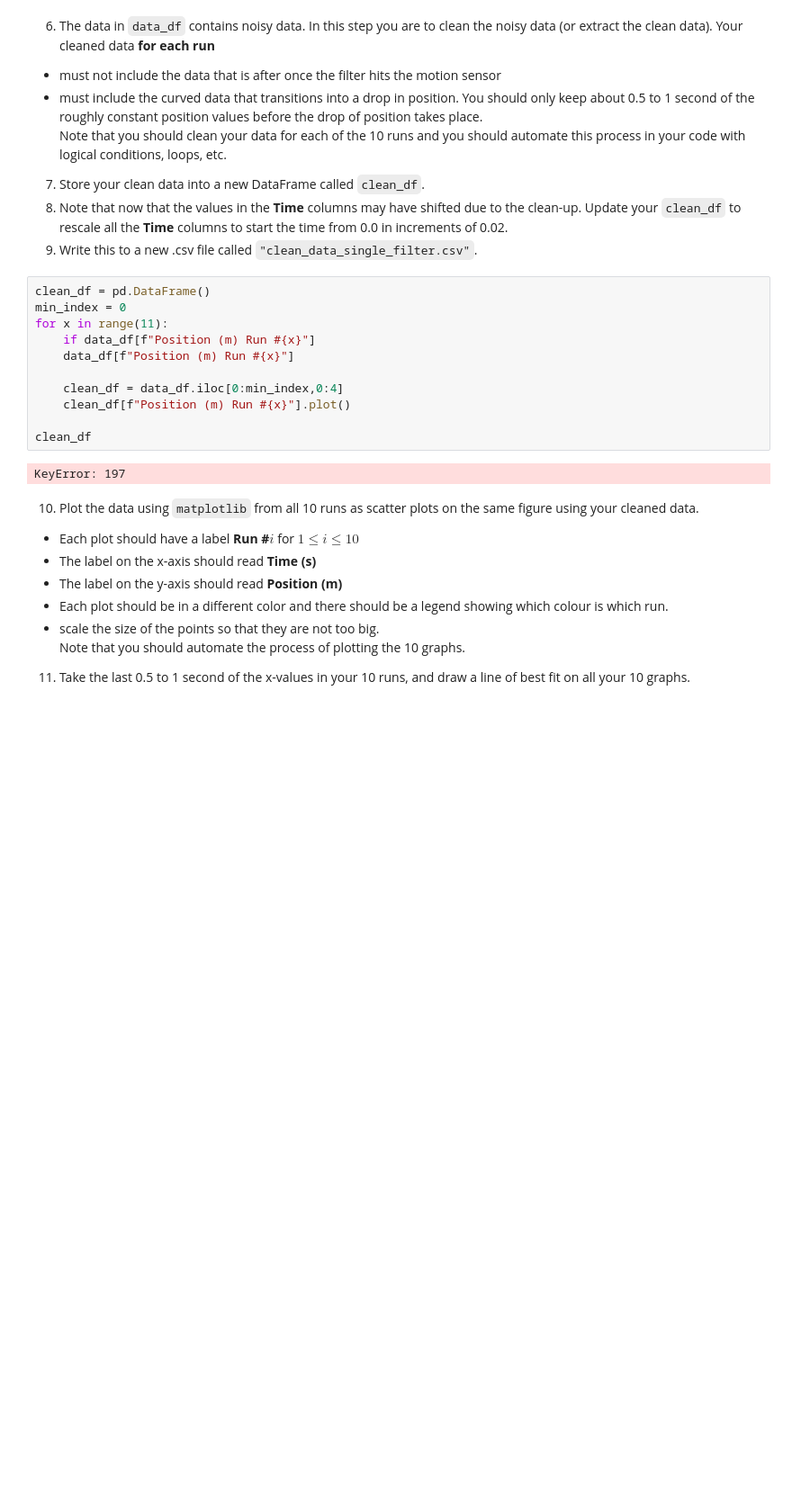
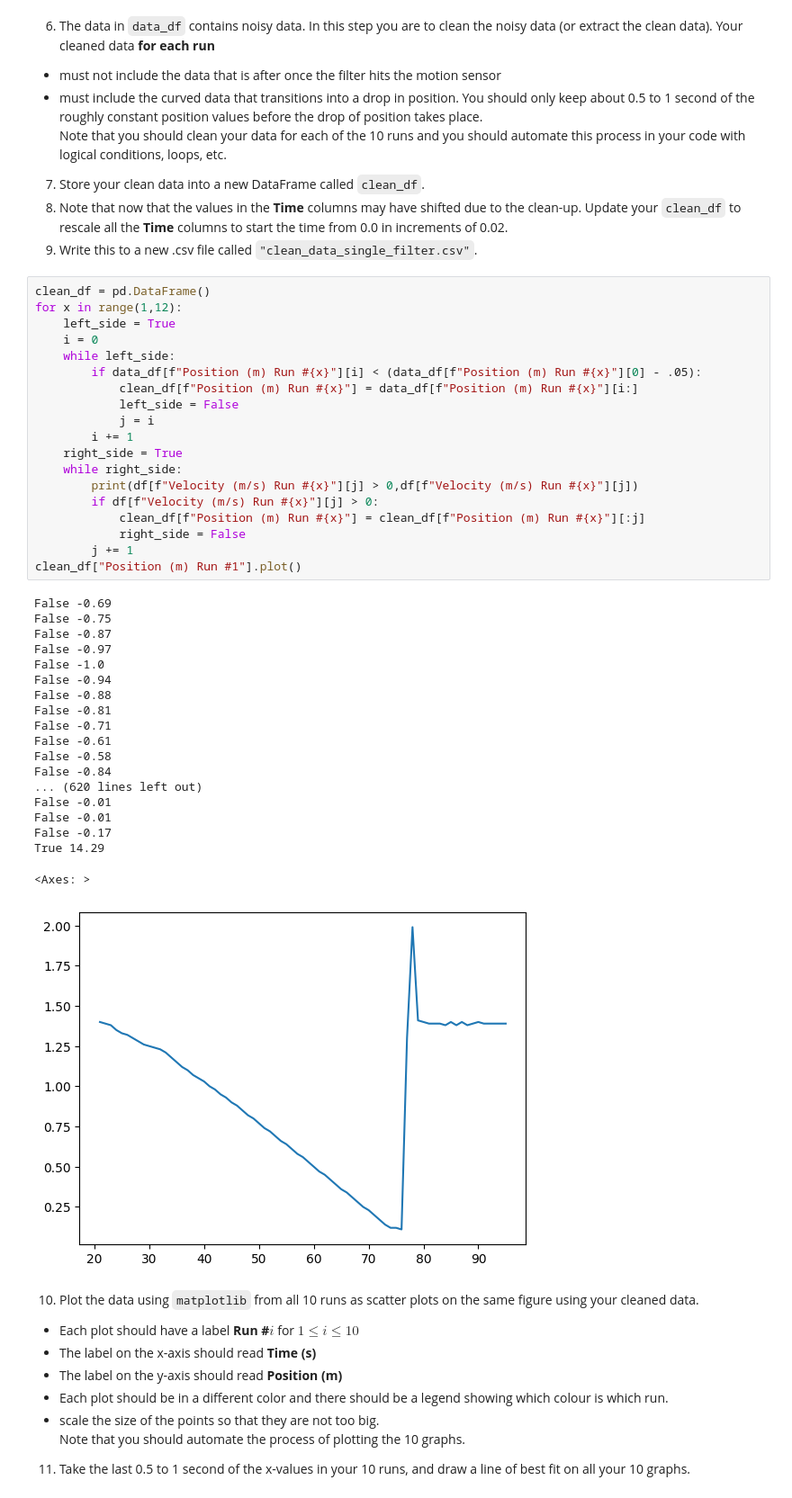
Before and after one commit to ZacBBedont/SF-2, a Jupyter notebook: Assignment1/assign1.ipynb, the cells around one changed output. Shown at 90% size. Drawn from its saved outputs; the diff is of its cells as text; blank space fills up the shorter version.

```diff
--- a/Assignment1/assign1.ipynb
+++ b/Assignment1/assign1.ipynb
@@ -89,19 +89,45 @@ Note that you should clean your data for each of the 10 runs and you should auto
 7. Store your clean data into a new DataFrame called `clean_df`.
 8. Note that now that the values in the **Time** columns may have shifted due to the clean-up.  Update your `clean_df` to rescale all the **Time** columns to start the time from 0.0 in increments of 0.02.
 9. Write this to a new .csv file called `"clean_data_single_filter.csv"`.
-# %%
-clean_df = pd.DataFrame()
-min_index = 0
-for x in range(11):
-    if data_df[f"Position (m) Run #{x}"]
-    data_df[f"Position (m) Run #{x}"]
-
-    clean_df = data_df.iloc[0:min_index,0:4]
-    clean_df[f"Position (m) Run #{x}"].plot()
-
-clean_df
-# %% [output]
-KeyError: 197
+# %%
+clean_df = pd.DataFrame()
+for x in range(1,12):
+    left_side = True
+    i = 0
+    while left_side:
+        if data_df[f"Position (m) Run #{x}"][i] < (data_df[f"Position (m) Run #{x}"][0] - .05):
+            clean_df[f"Position (m) Run #{x}"] = data_df[f"Position (m) Run #{x}"][i:]
+            left_side = False
+            j = i
+        i += 1
+    right_side = True
+    while right_side:
+        print(df[f"Velocity (m/s) Run #{x}"][j] > 0,df[f"Velocity (m/s) Run #{x}"][j])
+        if df[f"Velocity (m/s) Run #{x}"][j] > 0:
+            clean_df[f"Position (m) Run #{x}"] = clean_df[f"Position (m) Run #{x}"][:j]
+            right_side = False
+        j += 1
+clean_df["Position (m) Run #1"].plot()
+# %% [output]
+False -0.69
+False -0.75
+False -0.87
+False -0.97
+False -1.0
+False -0.94
+False -0.88
+False -0.81
+False -0.71
+False -0.61
+False -0.58
+False -0.84
+... (620 lines left out)
+False -0.01
+False -0.01
+False -0.17
+True 14.29
+<Axes: >
+[figure, added]
 # %% [markdown]
 10. Plot the data using `matplotlib` from all 10 runs as scatter plots on the same figure using your cleaned data.
 - Each plot should have a label **Run #$i$** for $1\leq i\leq10$
```
